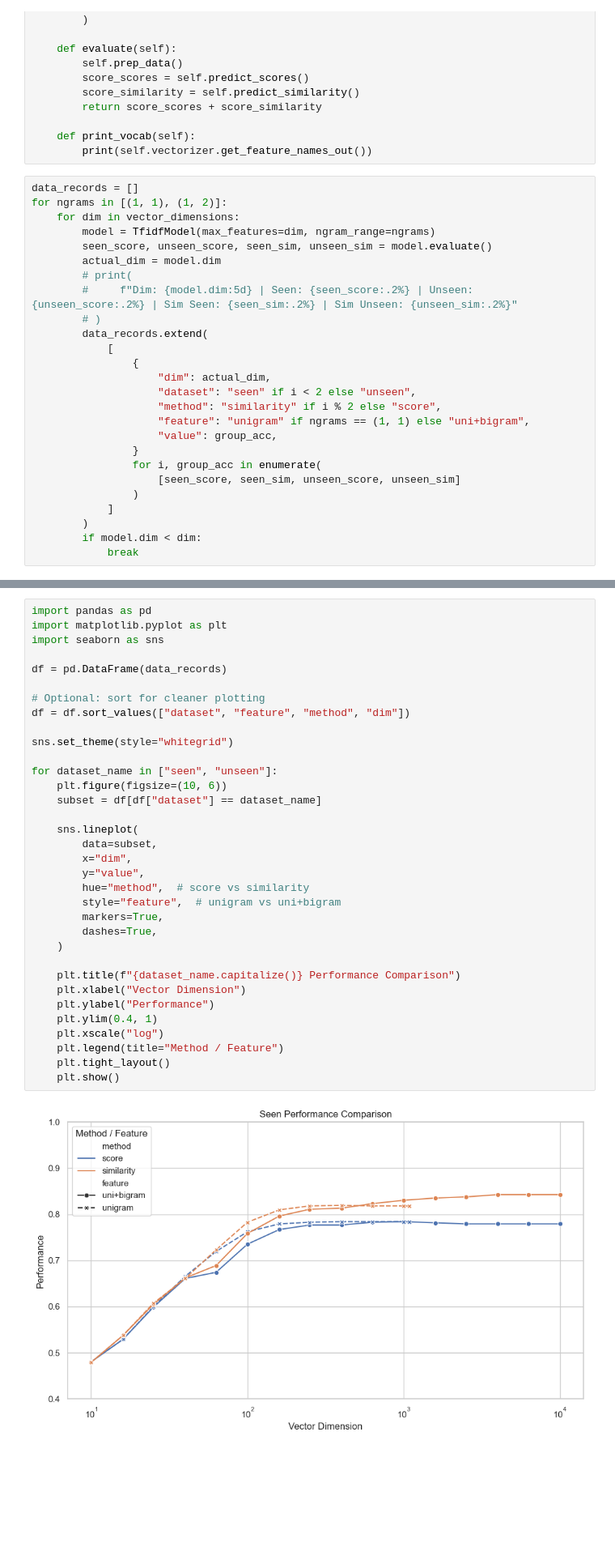
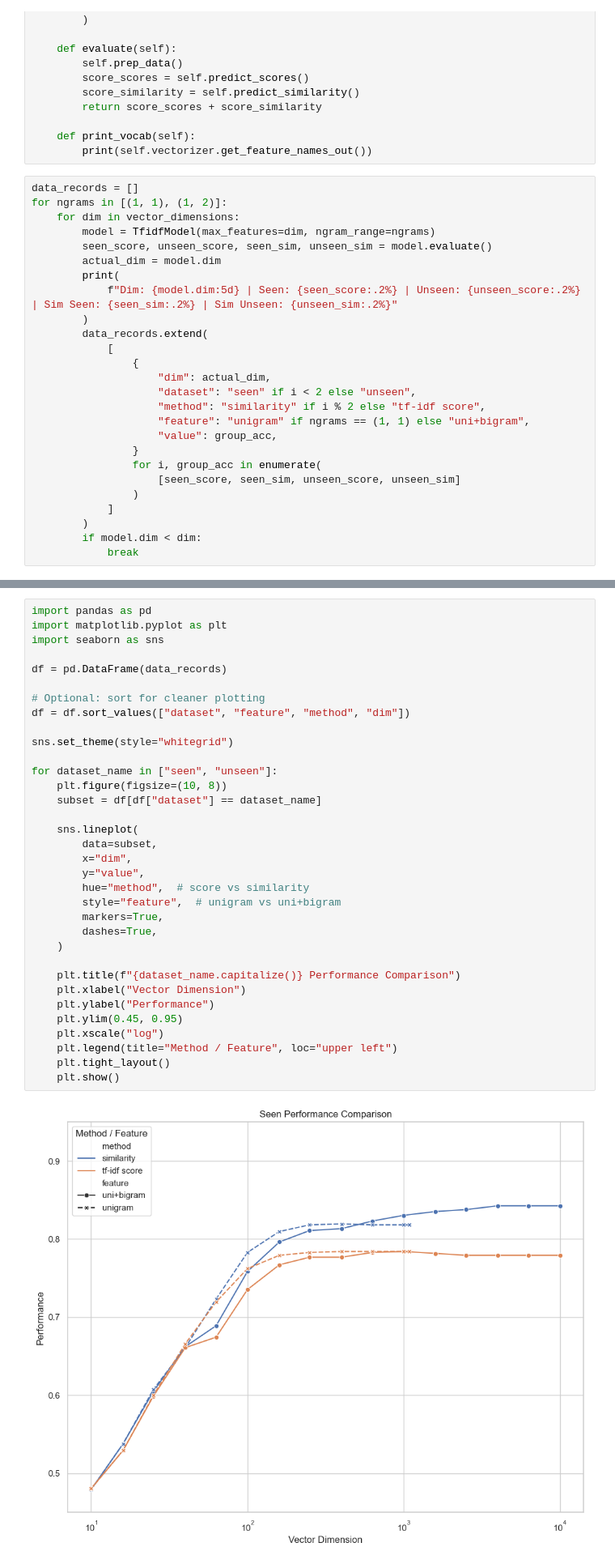
Before and after one commit to S-lijun/Textmining-Project, a Jupyter notebook: tfidf.ipynb, the cells around one changed output, grey strips where cells are left out. Shown at 81% size. Cells and saved outputs as stored; diff of their text form; blank space fills up the shorter version.

```diff
--- a/tfidf.ipynb
+++ b/tfidf.ipynb
@@ -310,15 +310,15 @@ for ngrams in [(1, 1), (1, 2)]:
         model = TfidfModel(max_features=dim, ngram_range=ngrams)
         seen_score, unseen_score, seen_sim, unseen_sim = model.evaluate()
         actual_dim = model.dim
-        # print(
-        #     f"Dim: {model.dim:5d} | Seen: {seen_score:.2%} | Unseen: {unseen_score:.2%} | Sim Seen: {seen_sim:.2%} | Sim Unseen: {unseen_sim:.2%}"
-        # )
+        print(
+            f"Dim: {model.dim:5d} | Seen: {seen_score:.2%} | Unseen: {unseen_score:.2%} | Sim Seen: {seen_sim:.2%} | Sim Unseen: {unseen_sim:.2%}"
+        )
         data_records.extend(
             [
                 {
                     "dim": actual_dim,
                     "dataset": "seen" if i < 2 else "unseen",
-                    "method": "similarity" if i % 2 else "score",
+                    "method": "similarity" if i % 2 else "tf-idf score",
                     "feature": "unigram" if ngrams == (1, 1) else "uni+bigram",
                     "value": group_acc,
                 }
@@ -334,34 +352,34 @@ import pandas as pd
 import matplotlib.pyplot as plt
 import seaborn as sns
 
 df = pd.DataFrame(data_records)
 
 # Optional: sort for cleaner plotting
 df = df.sort_values(["dataset", "feature", "method", "dim"])
 
 sns.set_theme(style="whitegrid")
 
 for dataset_name in ["seen", "unseen"]:
-    plt.figure(figsize=(10, 6))
+    plt.figure(figsize=(10, 8))
     subset = df[df["dataset"] == dataset_name]
 
     sns.lineplot(
         data=subset,
         x="dim",
         y="value",
         hue="method",  # score vs similarity
         style="feature",  # unigram vs uni+bigram
         markers=True,
         dashes=True,
     )
 
     plt.title(f"{dataset_name.capitalize()} Performance Comparison")
     plt.xlabel("Vector Dimension")
     plt.ylabel("Performance")
-    plt.ylim(0.4, 1)
+    plt.ylim(0.45, 0.95)
     plt.xscale("log")
-    plt.legend(title="Method / Feature")
+    plt.legend(title="Method / Feature", loc="upper left")
     plt.tight_layout()
     plt.show()
 # %% [output]
-[figure, old version]
+[figure, new version]
```
Also changed, not shown: parts of 2 cells of this notebook, 1 other file.
